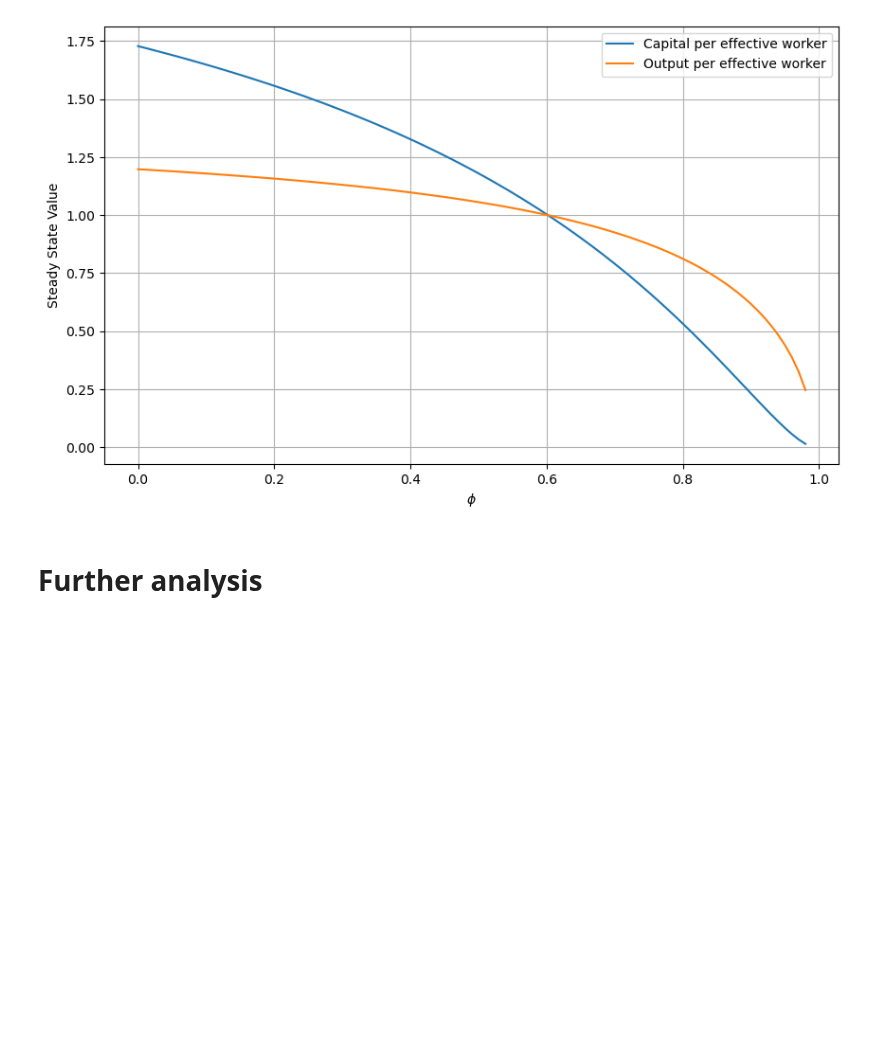
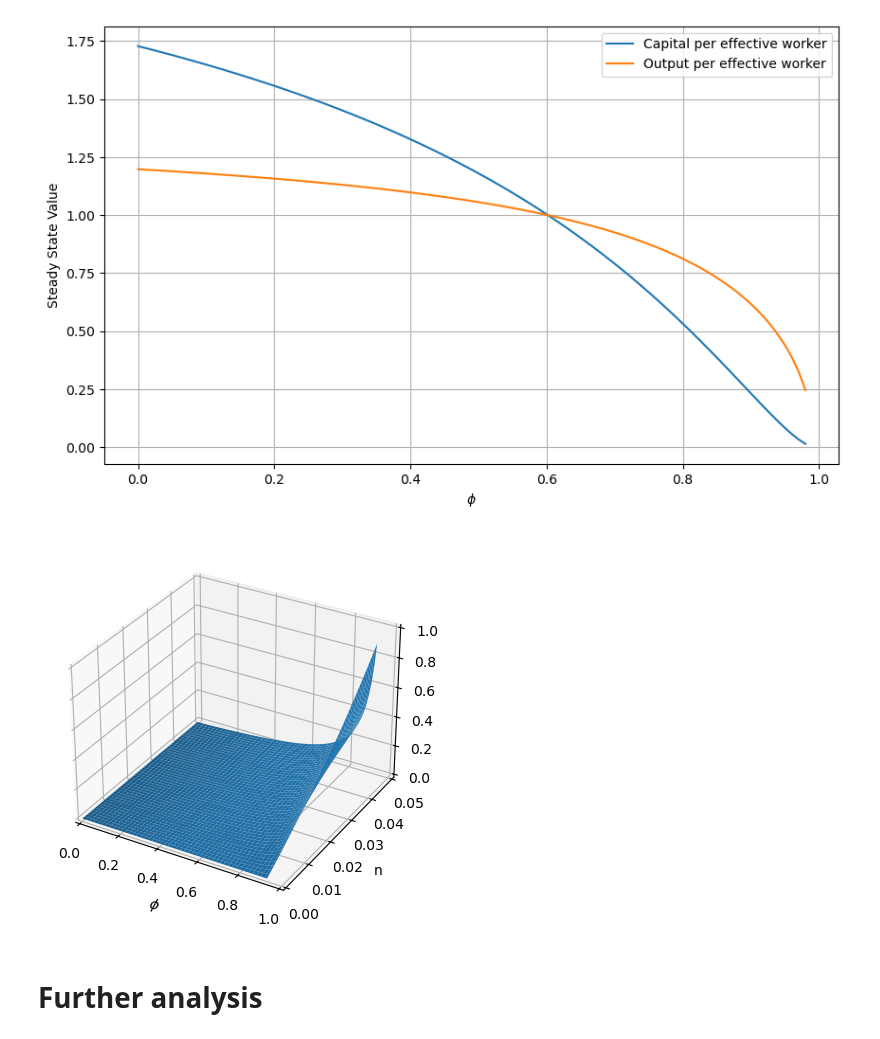
Before and after one commit to NumEconCopenhagen/projects-2024-christoffer-victor, a Jupyter notebook: modelproject/modelproject.ipynb, the cells around one changed output. Saved outputs shown, nothing was run; the diff lists cells and outputs as text; code cells hidden in the pictures; blank space fills up the shorter version.

```diff
--- a/modelproject/modelproject.ipynb
+++ b/modelproject/modelproject.ipynb
@@ -153,6 +153,34 @@ plt.grid(True)
 plt.show()
 # %% [output]
 [figure]
+# %%
+phi_vec_res = np.arange(0, 0.94, 0.01)
+n_vec = np.arange(0, 0.050, 0.001)
+
+# Create a meshgrid for phi and n
+phi_mesh, n_mesh = np.meshgrid(phi_vec_res, n_vec)
+
+# Compute g for each pair of phi and n
+g_mesh = (1 + n_mesh)**(phi_mesh / (1 - phi_mesh)) - 1
+
+# Create a 3D plot
+fig = plt.figure()
+ax = fig.add_subplot(111, projection='3d')
+
+# Plot g as a function of phi and n
+ax.plot_surface(phi_mesh, n_mesh, g_mesh)
+
+ax.set_ylim(0, 0.05)
+ax.set_xlim(0, 1)
+ax.set_zlim(0, 1)
+
+ax.set_xlabel('$\phi$')
+ax.set_ylabel('n')
+ax.set_zlabel('g')
+
+plt.show()
+# %% [output]
+[figure, added]
 # %% [markdown]
 # Further analysis
 # %% [markdown]
```
Also changed, not shown: parts of 1 cell of this notebook.
